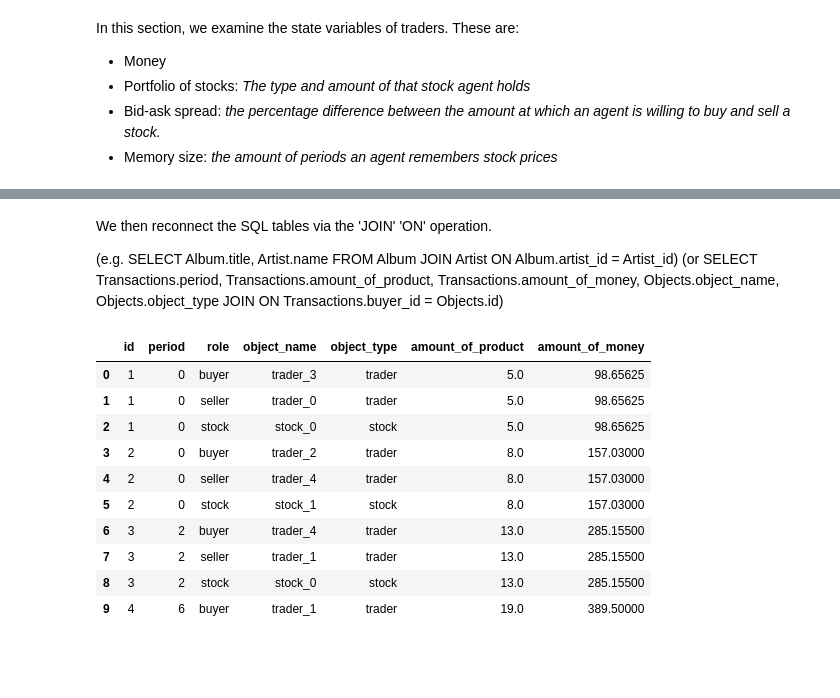
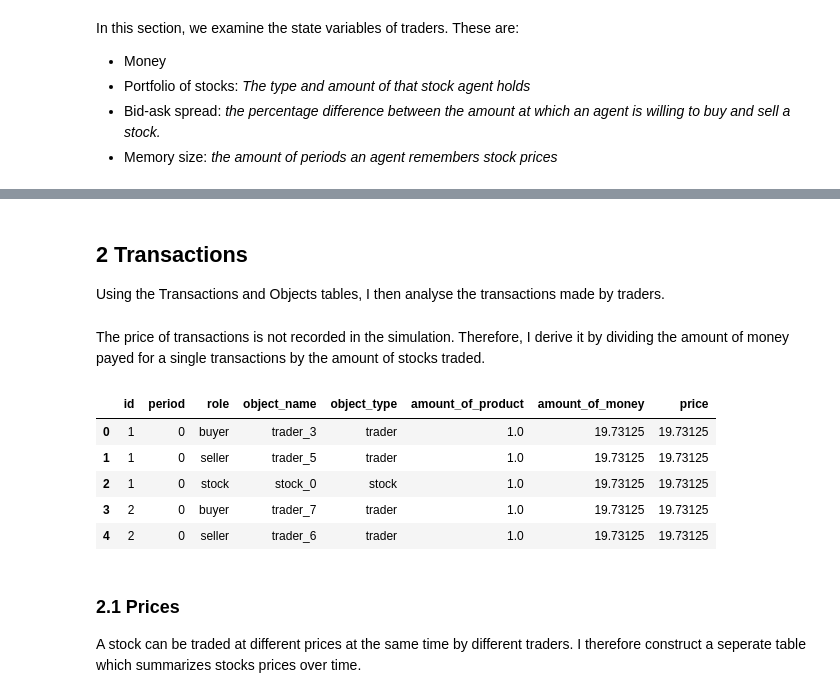
Before and after one commit to LCfP/Agent-Based-Stock-Market-Model, a Jupyter notebook: data_notebook.ipynb, the cells around one changed output, grey strips where cells are left out. Drawn from its saved outputs; the diff is of its cells as text; code cells hidden in the pictures; blank space fills up the shorter version.

```diff
--- a/data_notebook.ipynb
+++ b/data_notebook.ipynb
@@ -226,25 +236,25 @@ ax1.set_ylabel('Money', fontsize='18')
-# %% [markdown]
-We then reconnect the SQL tables via the 'JOIN' 'ON' operation.
-
-(e.g. SELECT Album.title, Artist.name FROM Album JOIN Artist ON Album.artist_id = Artist_id)
-(or SELECT Transactions.period, Transactions.amount_of_product, Transactions.amount_of_money, Objects.object_name, Objects.object_type JOIN ON Transactions.buyer_id = Objects.id)
+# %% [markdown]
+## 2 Transactions
+Using the Transactions and Objects tables, I then analyse the transactions made by traders.
 # %%
 transactions = pd.read_sql_query("""
 SELECT Transactions.id, Transactions.period, Transactors.role, Objects.object_name, Objects.object_type, Transactions.amount_of_product, Transactions.amount_of_money
 FROM Transactors JOIN Transactions JOIN Objects
 ON Transactors.transaction_id = Transactions.id and Transactors.transactor_id = Objects.id
 """, conn)
+# %% [markdown]
+The price of transactions is not recorded in the simulation. Therefore, I derive it by dividing the amount of money payed for a single transactions by the amount of stocks traded.
+# %%
+transactions['price'] = transactions['amount_of_money'] / transactions['amount_of_product']
 # %%
-transactions.head(10)
+transactions.head()
 # %% [output]
-|  | id | period | role | object_name | object_type | amount_of_product | amount_of_money |
-| 0 | 1 | 0 | buyer | trader_3 | trader | 5.0 | 98.65625 |
-| 1 | 1 | 0 | seller | trader_0 | trader | 5.0 | 98.65625 |
-| 2 | 1 | 0 | stock | stock_0 | stock | 5.0 | 98.65625 |
-| 3 | 2 | 0 | buyer | trader_2 | trader | 8.0 | 157.03000 |
-| 4 | 2 | 0 | seller | trader_4 | trader | 8.0 | 157.03000 |
-| 5 | 2 | 0 | stock | stock_1 | stock | 8.0 | 157.03000 |
-| 6 | 3 | 2 | buyer | trader_4 | trader | 13.0 | 285.15500 |
-| 7 | 3 | 2 | seller | trader_1 | trader | 13.0 | 285.15500 |
-| 8 | 3 | 2 | stock | stock_0 | stock | 13.0 | 285.15500 |
-| 9 | 4 | 6 | buyer | trader_1 | trader | 19.0 | 389.50000 |
+|  | id | period | role | object_name | object_type | amount_of_product | amount_of_money | price |
+| 0 | 1 | 0 | buyer | trader_3 | trader | 1.0 | 19.73125 | 19.73125 |
+| 1 | 1 | 0 | seller | trader_5 | trader | 1.0 | 19.73125 | 19.73125 |
+| 2 | 1 | 0 | stock | stock_0 | stock | 1.0 | 19.73125 | 19.73125 |
+| 3 | 2 | 0 | buyer | trader_7 | trader | 1.0 | 19.73125 | 19.73125 |
+| 4 | 2 | 0 | seller | trader_6 | trader | 1.0 | 19.73125 | 19.73125 |
+# %% [markdown]
+### 2.1 Prices
+A stock can be traded at different prices at the same time by different traders. I therefore construct a seperate table which summarizes stocks prices over time.
```
Also changed, not shown: parts of 35 cells of this notebook, 4 other files.
